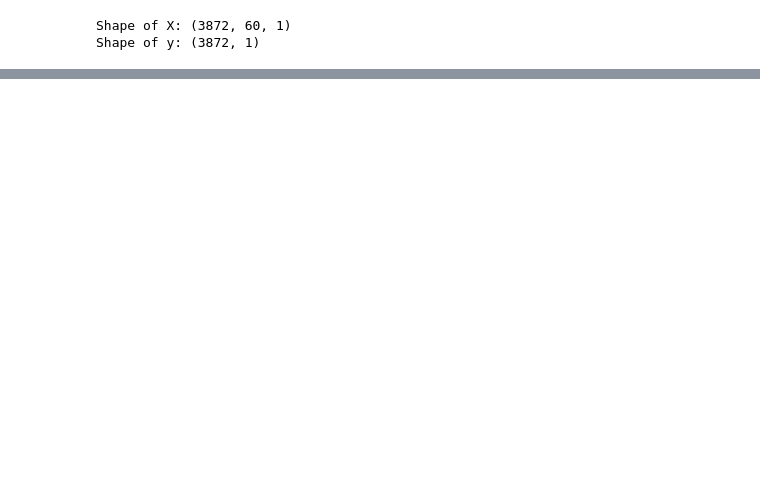
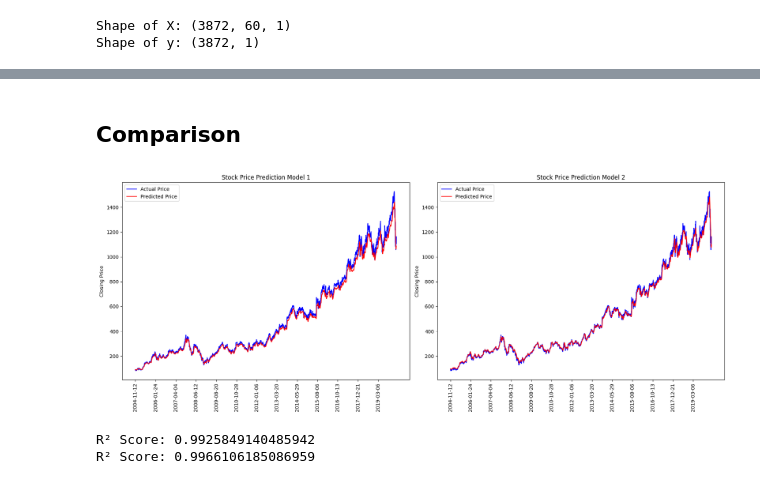
Before and after one commit to aeblik/stock_prediction, a Jupyter notebook: stock-market_predicition.ipynb, the cells around one changed output, grey strips where cells are left out. Saved outputs shown, nothing was run; the diff lists cells and outputs as text; code cells hidden in the pictures; blank space fills up the shorter version.

```diff
--- a/stock-market_predicition.ipynb
+++ b/stock-market_predicition.ipynb
@@ -123,0 +249,43 @@ plt.show()
+# %% [markdown]
+## Comparison
+# %%
+# Assuming 'stock_goog', 'predictions', and 'predictions2' are predefined
+time_step = 60  # Adjust time_step if necessary
+
+# Create a figure and a set of subplots
+fig, axs = plt.subplots(1, 2, figsize=(18, 7))  # 1 row, 2 columns
+
+# Plotting the actual and predicted prices on the first subplot
+axs[0].plot(stock_goog['Date'][time_step:], stock_goog['Close'][time_step:], label='Actual Price', color='blue')
+axs[0].plot(stock_goog['Date'][time_step:], predictions, label='Predicted Price', color='red')
+axs[0].set_xticks(np.arange(0, stock_goog.shape[0] - time_step, step=300))
+axs[0].set_xticklabels(stock_goog['Date'][time_step::300], rotation = 90)
+axs[0].set_ylabel('Closing Price')
+axs[0].set_title('Stock Price Prediction Model 1')
+axs[0].legend()
+
+# Plotting the actual and predicted prices on the second subplot
+axs[1].plot(stock_goog['Date'][time_step:], stock_goog['Close'][time_step:], label='Actual Price', color='blue')
+axs[1].plot(stock_goog['Date'][time_step:], predictions2, label='Predicted Price', color='red')
+axs[1].set_xticks(np.arange(0, stock_goog.shape[0] - time_step, step=300))
+axs[1].set_xticklabels(stock_goog['Date'][time_step::300], rotation = 90)
+axs[1].set_ylabel('Closing Price')
+axs[1].set_title('Stock Price Prediction Model 2')
+axs[1].legend()
+
+# Adjust layout
+plt.tight_layout()
+plt.show()
+# %% [output]
+[figure, added]
+# %%
+from sklearn.metrics import r2_score
+
+r2_1 = r2_score(stock_goog['Close'][time_step:], predictions)
+print("R² Score:", r2_1)
+
+r2_2 = r2_score(stock_goog['Close'][time_step:], predictions2)
+print("R² Score:", r2_2)
+# %% [output]
+R² Score: 0.9925849140485942
+R² Score: 0.9966106185086959
```
Also changed, not shown: parts of 25 cells of this notebook.
